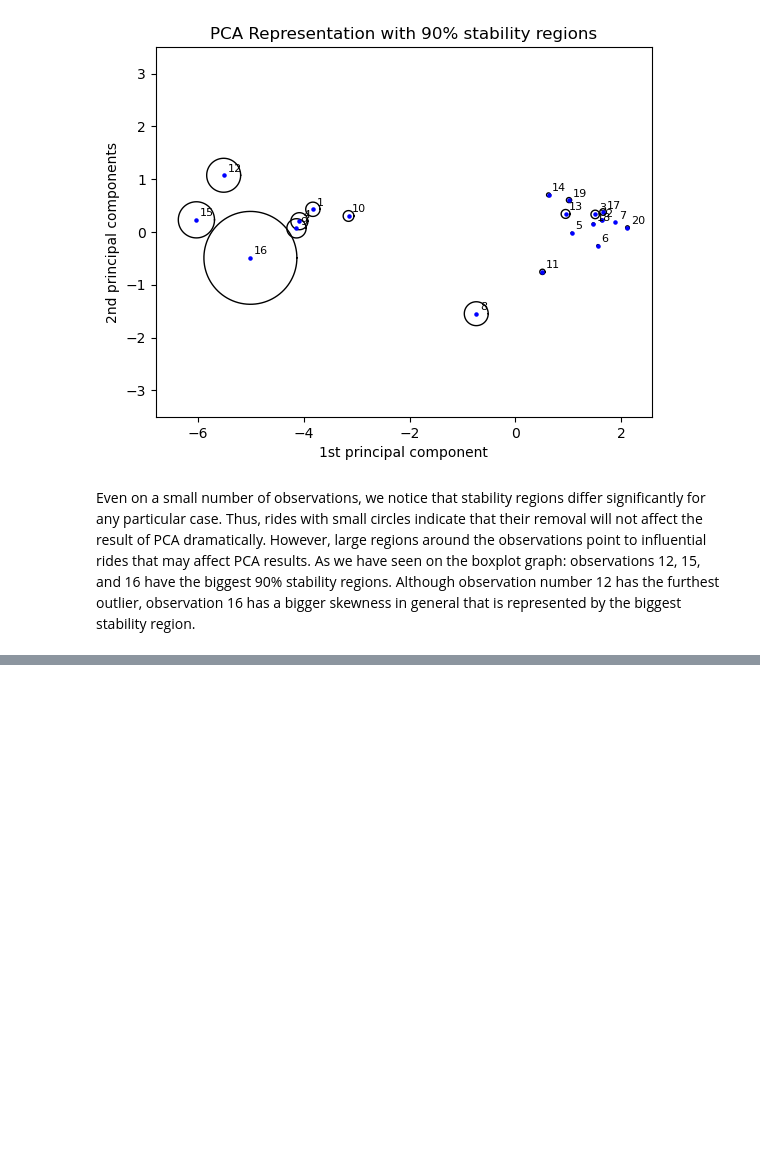
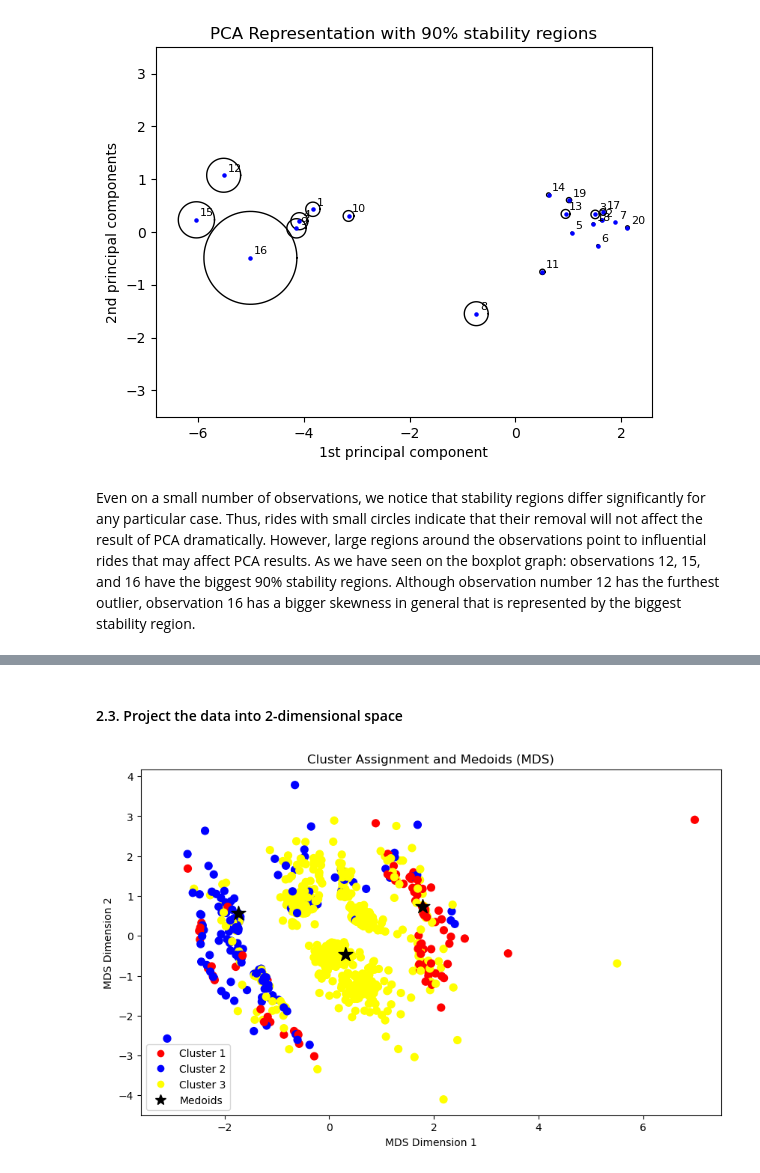
Before and after one commit to karakumka/portfolio, a Jupyter notebook: Project1/PCA_taxi.ipynb, the cells around one changed output, grey strips where cells are left out. Saved outputs shown, nothing was run; the diff lists cells and outputs as text; code cells hidden in the pictures; blank space fills up the shorter version.

```diff
--- a/Project1/PCA_taxi.ipynb
+++ b/Project1/PCA_taxi.ipynb
@@ -321,0 +420,46 @@ Even on a small number of observations, we notice that stability regions differ
+# %% [markdown]
+#### 2.3. Project the data into 2-dimensional space
+# %%
+mds = MDS(n_components=2, dissimilarity='precomputed', random_state=42, normalized_stress='auto')
+
+GGower = GGowerDistMatrix(random_state=42, p1=p1, p2=p2, p3=p3,
+                                  d1='robust_mahalanobis', d2='sokal', d3='hamming',
+                                  robust_method='trimmed', alpha=0.05)
+
+D_GGower = GGower.compute(X=data)
+X_mds = mds.fit_transform(D_GGower)
+# %%
+medoids = kfold_fast_kmedoids.medoids_
+medoids = np.array(list(medoids.values()))
+data = data.astype(float)
+medoids = medoids.astype(float)
+
+medoid_indices = []
+for medoid in medoids:
+    idx = np.where(np.all(data == medoid, axis=1))[0]
+    if len(idx) > 0:
+        medoid_indices.append(idx[0])
+
+medoids_mds = X_mds[medoid_indices]
+# %%
+plt.figure(figsize=(10, 6))
+cmap = ListedColormap(colors)
+
+scatter = plt.scatter(X_mds[:, 0], X_mds[:, 1], c=cluster_labels, cmap=cmap, s=50)
+plt.scatter(medoids_mds[:, 0], medoids_mds[:, 1], c='black', marker='*', s=200, label='Medoids')
+
+handles, _ = scatter.legend_elements(prop="colors")
+cluster_labels_legend = ['Cluster 1', 'Cluster 2', 'Cluster 3']
+custom_handles = handles[:len(cluster_labels_legend)]
+
+medoid_legend = mlines.Line2D([], [], color='black', marker='*', linestyle='None', markersize=10, label='Medoids')
+
+plt.legend(custom_handles + [medoid_legend],
+           cluster_labels_legend + ['Medoids'])
+
+plt.title('Cluster Assignment and Medoids (MDS)')
+plt.xlabel('MDS Dimension 1')
+plt.ylabel('MDS Dimension 2')
+plt.show()
+# %% [output]
+[figure, added]
```
Also changed, not shown: parts of 26 cells of this notebook.
